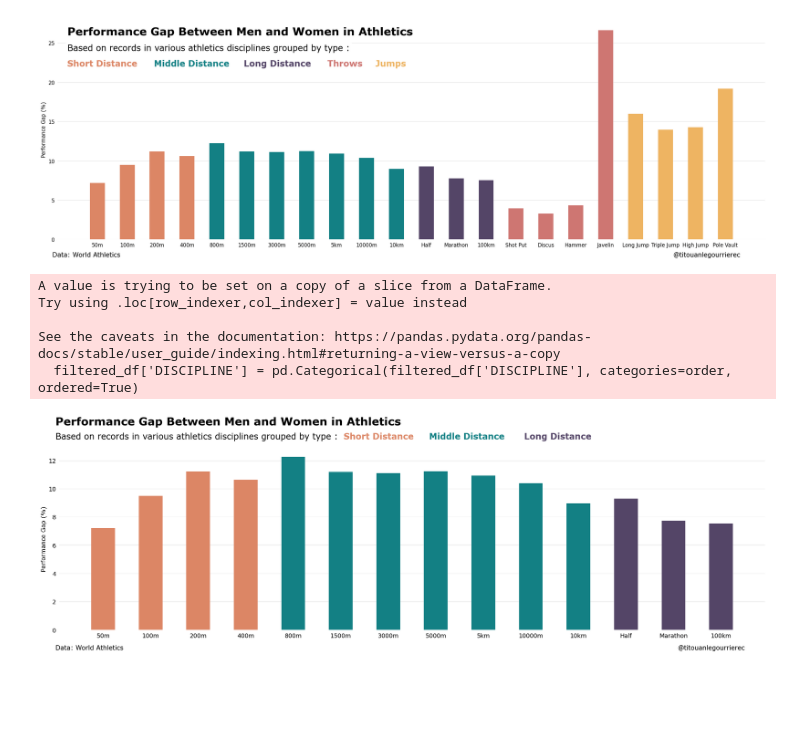
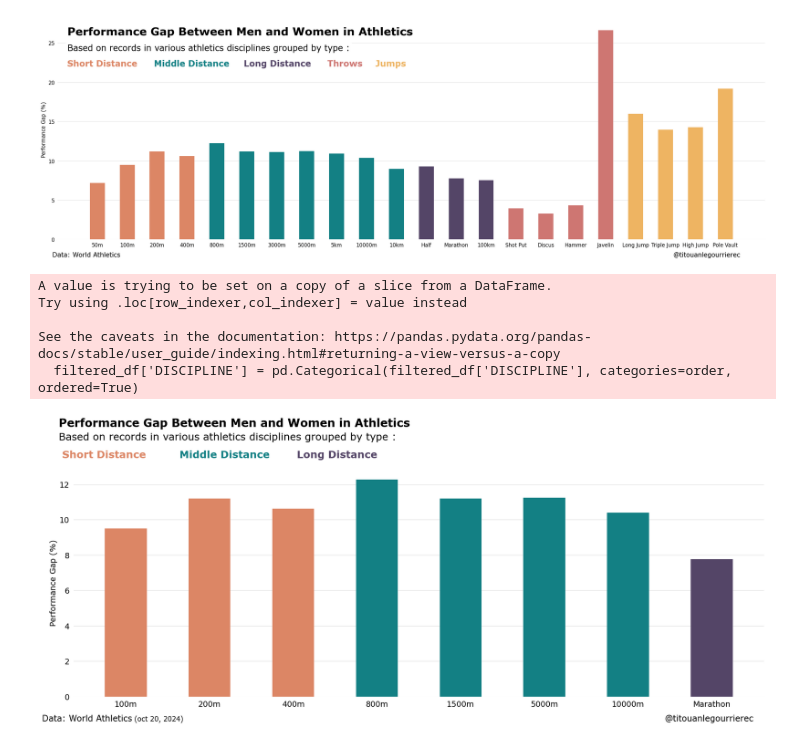
Before and after one commit to titouanlegourrierec/TrackTheGap, a Jupyter notebook: DataAnalysis.ipynb, the cells around one changed output. Drawn from its saved outputs; the diff is of its cells as text; code cells hidden in the pictures; blank space fills up the shorter version.

Commit message:
[feat] add the figure of performance gap by discipline (records) for olympics disciplines

```diff
--- a/DataAnalysis.ipynb
+++ b/DataAnalysis.ipynb
@@ -190,70 +190,65 @@ import matplotlib.pyplot as plt
 import pandas as pd
 
 # Filter disciplines
-filtered_df = df[df['DISCIPLINE'].isin(['50 Metres', '100 Metres', '200 Metres', '400 Metres', '800 Metres', '1500 Metres', '3000 Metres', '5000 Metres', '10,000 Metres', '5 Kilometres Road', '10 Kilometres Road', 'Half Marathon', 'Marathon', '100 Kilometres Road'])]
+filtered_df = df[df['DISCIPLINE'].isin(['100 Metres', '200 Metres', '400 Metres', '800 Metres', '1500 Metres', '5000 Metres', '10,000 Metres', 'Marathon'])]
 
 # Reorganize disciplines in desired order
-order = ['50 Metres', '100 Metres', '200 Metres', '400 Metres', '800 Metres', '1500 Metres', '3000 Metres', '5000 Metres', '5 Kilometres Road', '10,000 Metres', '10 Kilometres Road', 'Half Marathon', 'Marathon', '100 Kilometres Road']
+order = ['100 Metres', '200 Metres', '400 Metres', '800 Metres', '1500 Metres', '5000 Metres', '10,000 Metres', 'Marathon', '100 Kilometres Road']
 filtered_df['DISCIPLINE'] = pd.Categorical(filtered_df['DISCIPLINE'], categories=order, ordered=True)
 filtered_df = filtered_df.sort_values('DISCIPLINE')
 
 # Mapping of discipline names to shorter titles
 short_titles = {
-    '50 Metres': '50m',
     '100 Metres': '100m',
     '200 Metres': '200m',
     '400 Metres': '400m',
     '800 Metres': '800m',
     '1500 Metres': '1500m',
-    '3000 Metres': '3000m',
     '5000 Metres': '5000m',
     '10,000 Metres': '10000m',
-    '5 Kilometres Road': '5km',
-    '10 Kilometres Road': '10km',
-    'Half Marathon': 'Half',
     'Marathon': 'Marathon',
-    '100 Kilometres Road': '100km',
 }
 filtered_df['SHORT_DISCIPLINE'] = filtered_df['DISCIPLINE'].map(short_titles)
 
 
 
 # Define colors for each group
-colors = ['#DC8665'] * 4 + ['#138084'] * 7 + ['#544567'] * 3
+colors = ['#DC8665'] * 3 + ['#138084'] * 4 + ['#544567'] * 1
 
 # Plotting
-plt.figure(figsize=(24, 8))
+plt.figure(figsize=(18, 8))
 plt.bar(filtered_df['SHORT_DISCIPLINE'], filtered_df['PERF_GAP_PERCENT'], color=colors, width=0.5, zorder=2)
 
-plt.text(-1, 14.5, 'Performance Gap Between Men and Women in Athletics', font='Verdana', fontsize=26, fontweight='bold', ha='left', bbox=dict(facecolor='white', edgecolor='none'))
-plt.text(-1, 13.5, 'Based on records in various athletics disciplines grouped by type :', font='Verdana', fontsize=20, ha='left', bbox=dict(facecolor='white', edgecolor='none'))
+plt.text(-0.8, 15.25, 'Performance Gap Between Men and Women in Athletics', font='Verdana', fontsize=20, fontweight='bold', ha='left', bbox=dict(facecolor='white', edgecolor='none'))
+plt.text(-0.8, 14.5, 'Based on records in various athletics disciplines grouped by type :', font='Verdana', fontsize=18, ha='left', bbox=dict(facecolor='white', edgecolor='none'))
 
-plt.text(5, 13.5, ' Short Distance', font='Verdana', fontsize=20, ha='left', color='#DC8665', fontweight='bold', bbox=dict(facecolor='white', edgecolor='none'))
-plt.text(6.8, 13.5, ' Middle Distance', font='Verdana', fontsize=20, ha='left', color='#138084', fontweight='bold', bbox=dict(facecolor='white', edgecolor='none'))
-plt.text(8.8, 13.5, ' Long Distance', font='Verdana', fontsize=20, ha='left', color='#544567', fontweight='bold', bbox=dict(facecolor='white', edgecolor='none'))
+plt.text(-0.8, 13.5, ' Short Distance', font='Verdana', fontsize=18, ha='left', color='#DC8665', fontweight='bold', bbox=dict(facecolor='white', edgecolor='none'))
+plt.text(0.6, 13.5, ' Middle Distance', font='Verdana', fontsize=18, ha='left', color='#138084', fontweight='bold', bbox=dict(facecolor='white', edgecolor='none'))
+plt.text(2, 13.5, ' Long Distance', font='Verdana', fontsize=18, ha='left', color='#544567', fontweight='bold', bbox=dict(facecolor='white', edgecolor='none'))
 
 plt.text(-1, -1.4, 'Data: World Athletics', font='Verdana', fontsize=15, ha='left', color='black', bbox=dict(facecolor='white', edgecolor='none'))
-plt.text(13.5, -1.4, '@titouanlegourrierec', font='Verdana', fontsize=15, ha='right', color='black', bbox=dict(facecolor='white', edgecolor='none'))
+plt.text(0.1, -1.4, '(oct 20, 2024)', font='Verdana', fontsize=12, ha='left', color='black', bbox=dict(facecolor='white', edgecolor='none'))
+plt.text(7.5, -1.4, '@titouanlegourrierec', font='Verdana', fontsize=15, ha='right', color='black', bbox=dict(facecolor='white', edgecolor='none'))
 
 plt.grid(True, axis='y', linestyle='-', alpha=0.4, zorder=1)
 
 plt.xticks(rotation=0, fontsize=14)
 plt.yticks(fontsize=14)
 plt.ylabel('Performance Gap (%)', font='Verdana', fontsize=14)
 
 plt.gca().spines['top'].set_visible(False)
 plt.gca().spines['right'].set_visible(False)
 plt.gca().spines['left'].set_visible(False)
 plt.gca().spines['bottom'].set_visible(False)
 plt.gca().yaxis.set_ticks_position('none')
 plt.gca().xaxis.set_ticks_position('none')
 plt.tight_layout()
 
 plt.show()
 # %% [output]
 A value is trying to be set on a copy of a slice from a DataFrame.
 Try using .loc[row_indexer,col_indexer] = value instead
 
 See the caveats in the documentation: https://pandas.pydata.org/pandas-docs/stable/user_guide/indexing.html#returning-a-view-versus-a-copy
   filtered_df['DISCIPLINE'] = pd.Categorical(filtered_df['DISCIPLINE'], categories=order, ordered=True)
-[figure, old version]
+[figure, new version]
```
Also changed, not shown: 1 other file.
